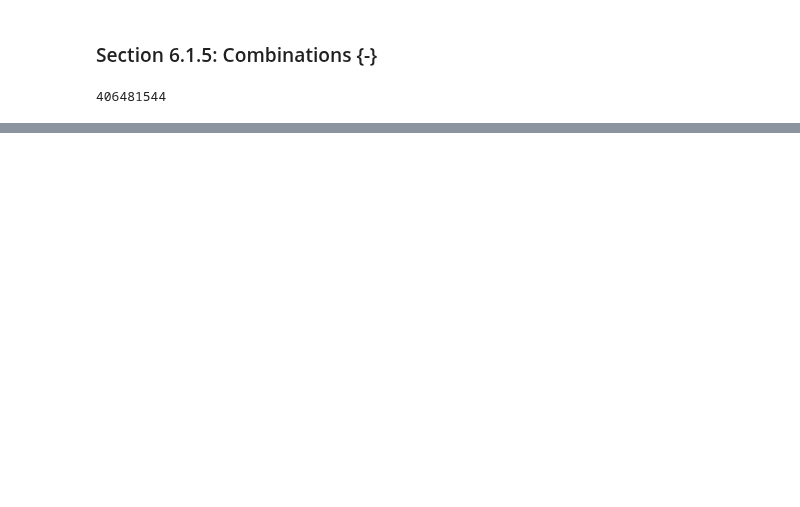
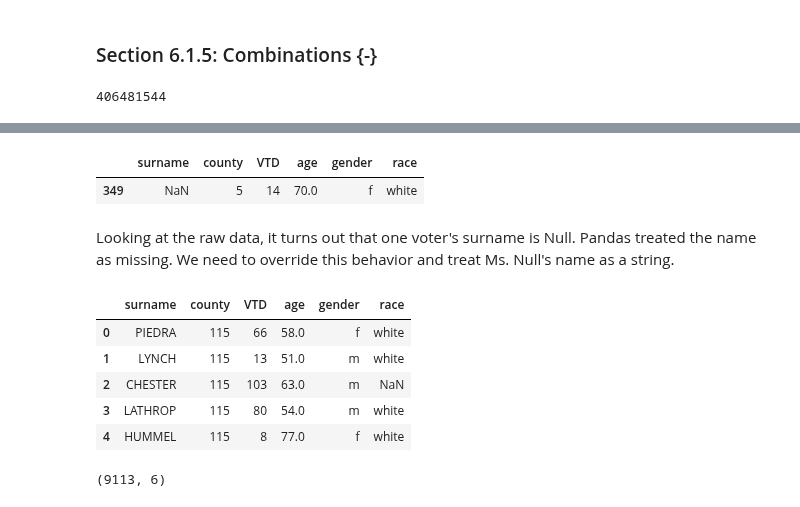
Before and after one commit to jeffallen13/qsspy, a Jupyter notebook: PROBABILITY/probability-py.ipynb, the cells around one changed output, grey strips where cells are left out. Cells and saved outputs as stored; diff of their text form; code cells hidden in the pictures; blank space fills up the shorter version.

```diff
--- a/PROBABILITY/probability-py.ipynb
+++ b/PROBABILITY/probability-py.ipynb
@@ -77,0 +82,4 @@ comb(84, 6)
+# %%
+FLVoters = pd.read_csv('FLVoters.csv')
+
+FLVoters.shape # before removal of missing data
@@ -77,0 +104,26 @@ comb(84, 6)
+# %%
+# print the record with the missing surname
+FLVoters[FLVoters['surname'].isnull()]
+# %% [output]
+|  | surname | county | VTD | age | gender | race |
+| 349 | NaN | 5 | 14 | 70.0 | f | white |
+# %% [markdown]
+Looking at the raw data, it turns out that one voter's surname is Null. Pandas treated the name as missing. We need to override this behavior and treat Ms. Null's name as a string.
+# %%
+FLVoters.head() # the surnames are in all caps
+# %% [output]
+|  | surname | county | VTD | age | gender | race |
+| 0 | PIEDRA | 115 | 66 | 58.0 | f | white |
+| 1 | LYNCH | 115 | 13 | 51.0 | m | white |
+| 2 | CHESTER | 115 | 103 | 63.0 | m | NaN |
+| 3 | LATHROP | 115 | 80 | 54.0 | m | white |
+| 4 | HUMMEL | 115 | 8 | 77.0 | f | white |
+# %%
+FLVoters['surname'] = np.where(
+    FLVoters['surname'].isnull(), 'NULL', FLVoters['surname'])
+
+FLVoters = FLVoters.dropna()
+
+FLVoters.shape # after removal of missing data
+# %% [output]
+(9113, 6)
```
Also changed, not shown: parts of 20 cells of this notebook, 2 other files.
